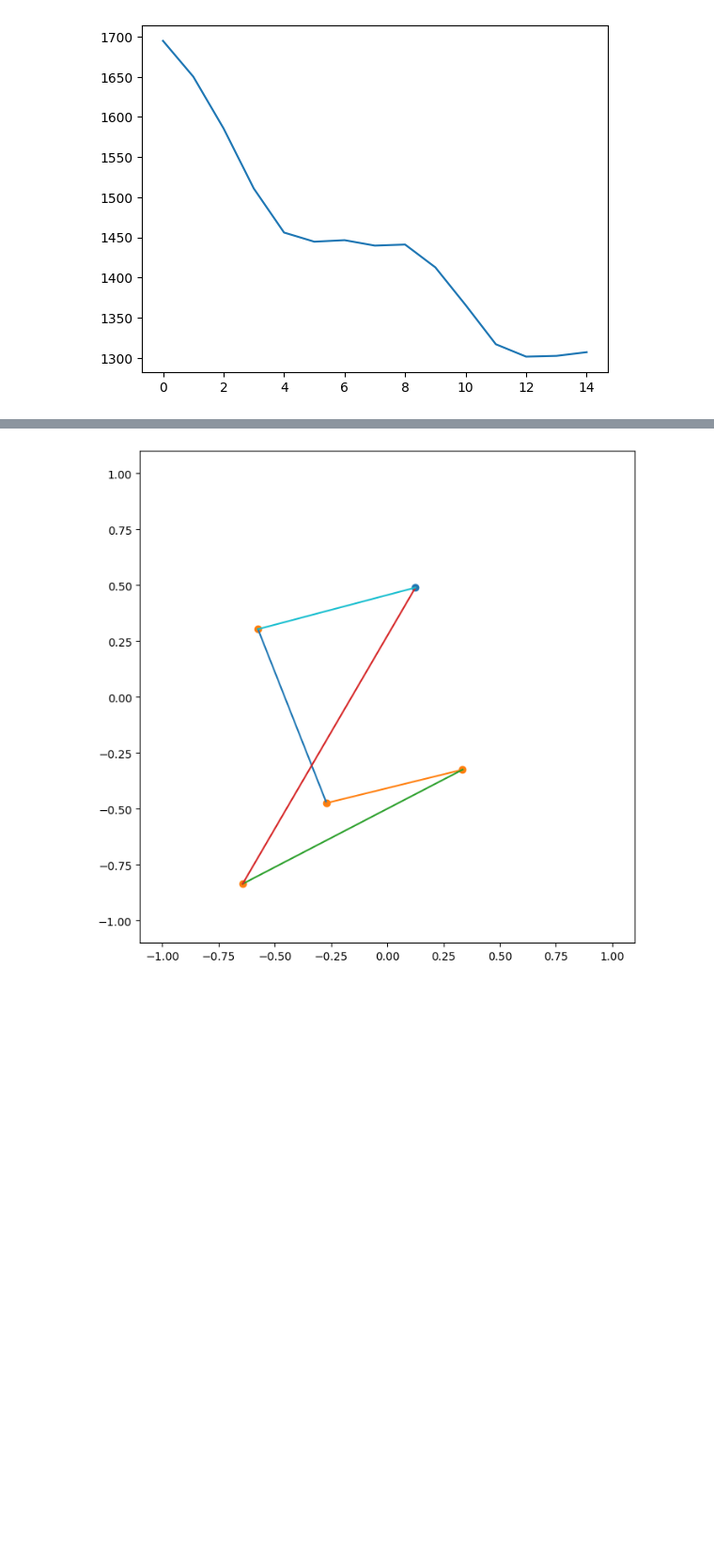
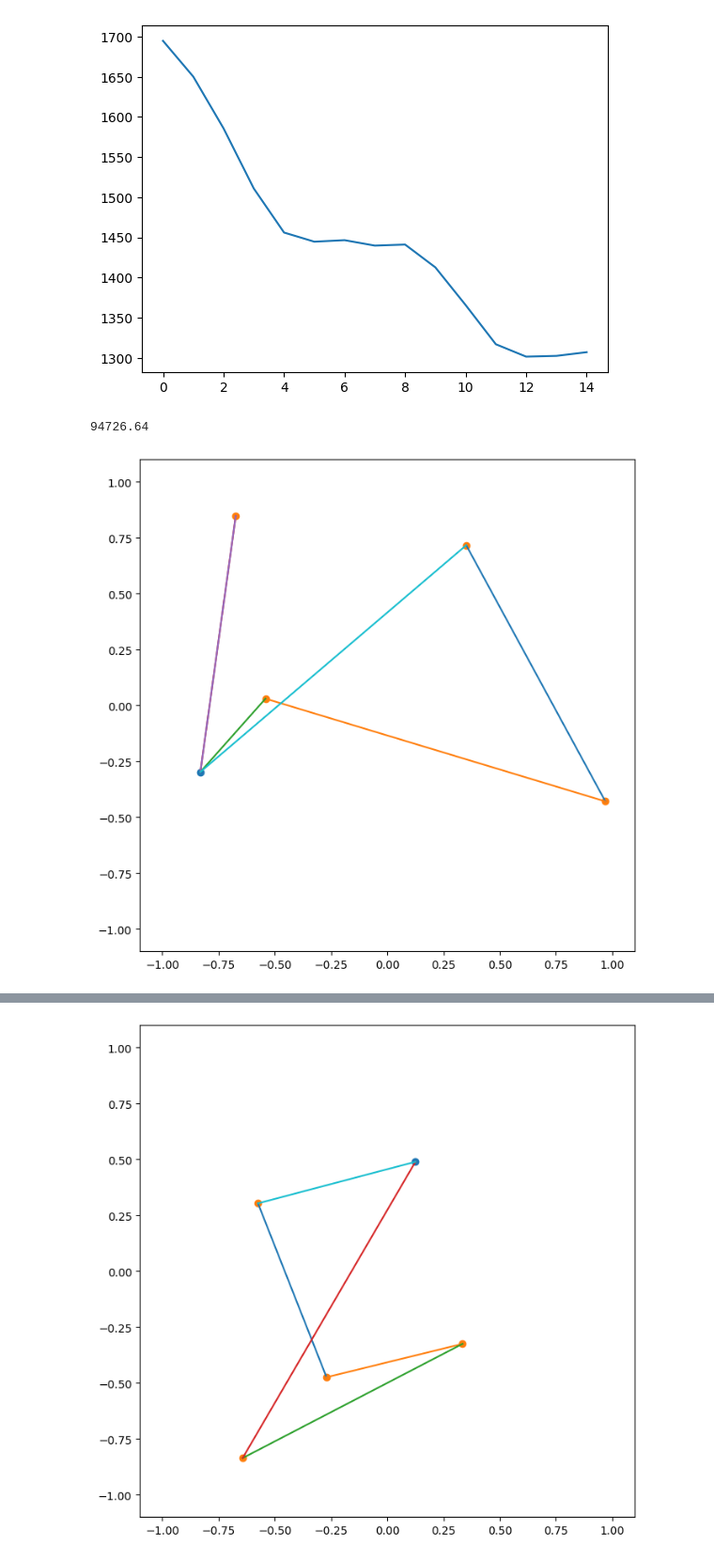
Before and after one commit to dbugajny/VRP-RL, a Jupyter notebook: test_db.ipynb, the cells around one changed output, grey strips where cells are left out. Shown at 94% size. Saved outputs shown, nothing was run; the diff lists cells and outputs as text; code cells hidden in the pictures; blank space fills up the shorter version.

```diff
--- a/test_db.ipynb
+++ b/test_db.ipynb
@@ -13,7 +13,7 @@ n_locations = 5
 n_steps = n_locations * 2
 max_demand = 10
 max_capacity = 50
-n_epochs = 20
+n_epochs = 100
 
 model_actor = Actor(n_locations)
 optimizer = tf.keras.optimizers.legacy.Adam()
@@ -79,3 +71,13 @@ plt.show()
 # plt.ylim([0, 250])
 # %% [output]
 [figure]
+# %%
+sample_id = 0
+epoch_id = 0
+
+l1 = calculate_loss(tf_all_actions_real[epoch_id, :, sample_id:sample_id+1, :])
+print(l1.numpy())
+make_simulation_plot(env_train.locations[sample_id], tf_all_actions_real[epoch_id, :, sample_id])
+# %% [output]
+94726.64
+[figure, added]
```
Also changed, not shown: parts of 4 cells of this notebook.
